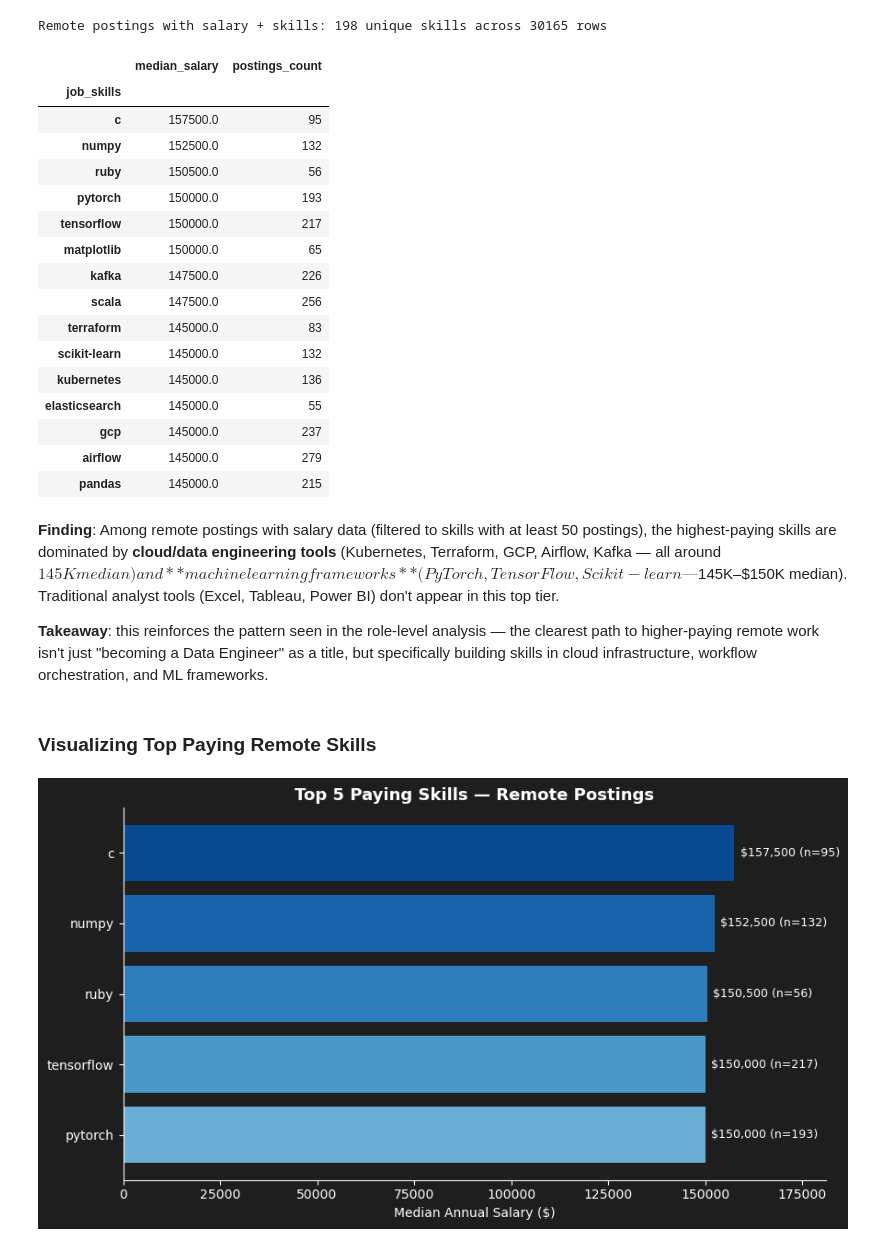
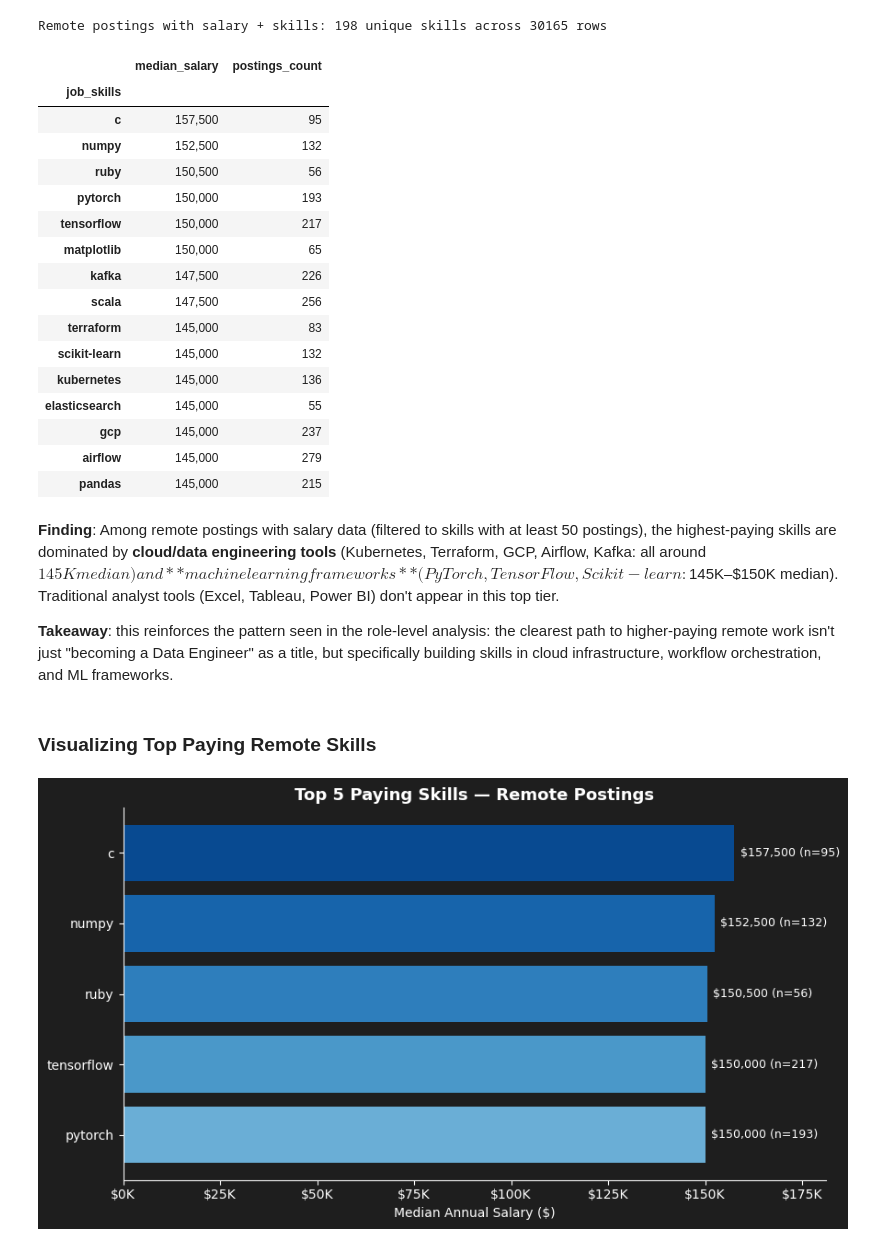
Before and after one commit to Mamadeo44/PYTHON_DATA_PROJECT, a Jupyter notebook: notebooks/3_salary_analysis.ipynb, the cells around one changed output. Drawn from its saved outputs; the diff is of its cells as text; code cells hidden in the pictures.

```diff
--- a/notebooks/3_salary_analysis.ipynb
+++ b/notebooks/3_salary_analysis.ipynb
@@ -17,6 +17,11 @@
 import pandas as pd
 import matplotlib.pyplot as plt
 import seaborn as sns
+from matplotlib.ticker import FuncFormatter
+
+pd.options.display.float_format = '{:,.0f}'.format
+def currency_formatter(x, pos):
+    return f'${x/1000:,.0f}K'
 
 # Loading salary dataset
 df_salary = pd.read_parquet('../data/clean/data_jobs_salary.parquet')
@@ -169,56 +174,57 @@ top_paying_skills
 # %% [output]
 |  | median_salary | postings_count |
 | job_skills |  |  |
-| c | 157500.0 | 95 |
-| numpy | 152500.0 | 132 |
-| ruby | 150500.0 | 56 |
-| pytorch | 150000.0 | 193 |
-| tensorflow | 150000.0 | 217 |
-| matplotlib | 150000.0 | 65 |
-| kafka | 147500.0 | 226 |
-| scala | 147500.0 | 256 |
-| terraform | 145000.0 | 83 |
-| scikit-learn | 145000.0 | 132 |
-| kubernetes | 145000.0 | 136 |
-| elasticsearch | 145000.0 | 55 |
-| gcp | 145000.0 | 237 |
-| airflow | 145000.0 | 279 |
-| pandas | 145000.0 | 215 |
+| c | 157,500 | 95 |
+| numpy | 152,500 | 132 |
+| ruby | 150,500 | 56 |
+| pytorch | 150,000 | 193 |
+| tensorflow | 150,000 | 217 |
+| matplotlib | 150,000 | 65 |
+| kafka | 147,500 | 226 |
+| scala | 147,500 | 256 |
+| terraform | 145,000 | 83 |
+| scikit-learn | 145,000 | 132 |
+| kubernetes | 145,000 | 136 |
+| elasticsearch | 145,000 | 55 |
+| gcp | 145,000 | 237 |
+| airflow | 145,000 | 279 |
+| pandas | 145,000 | 215 |
 # %% [markdown]
-**Finding**: Among remote postings with salary data (filtered to skills with at least 50 postings), the highest-paying skills are dominated by **cloud/data engineering tools** (Kubernetes, Terraform, GCP, Airflow, Kafka — all around $145K median) and **machine learning frameworks** (PyTorch, TensorFlow, Scikit-learn — $145K–$150K median). Traditional analyst tools (Excel, Tableau, Power BI) don't appear in this top tier.
+**Finding**: Among remote postings with salary data (filtered to skills with at least 50 postings), the highest-paying skills are dominated by **cloud/data engineering tools** (Kubernetes, Terraform, GCP, Airflow, Kafka: all around $145K median) and **machine learning frameworks** (PyTorch, TensorFlow, Scikit-learn: $145K–$150K median). Traditional analyst tools (Excel, Tableau, Power BI) don't appear in this top tier.
 
-**Takeaway**: this reinforces the pattern seen in the role-level analysis — the clearest path to higher-paying remote work isn't just "becoming a Data Engineer" as a title, but specifically building skills in cloud infrastructure, workflow orchestration, and ML frameworks.
+**Takeaway**: this reinforces the pattern seen in the role-level analysis: the clearest path to higher-paying remote work isn't just "becoming a Data Engineer" as a title, but specifically building skills in cloud infrastructure, workflow orchestration, and ML frameworks.
 # %% [markdown]
 ### Visualizing Top Paying Remote Skills
 # %%
 data = top_paying_skills.head(5).reset_index().sort_values('median_salary', ascending=True)
 
 fig, ax = plt.subplots(figsize=(9, 5))
 bg_color = '#1e1e1e'
 fig.patch.set_facecolor(bg_color)
 ax.set_facecolor(bg_color)
 
 colors = sns.color_palette('Blues', n_colors=len(data) + 4)[4:]
 
 ax.barh(data['job_skills'], data['median_salary'], color=colors)
 
 for i, (val, n) in enumerate(zip(data['median_salary'], data['postings_count'])):
     ax.text(val + 1500, i, f'${val:,.0f} (n={n})', va='center', color='white', fontsize=9)
 
 ax.set_title('Top 5 Paying Skills — Remote Postings', fontsize=13, weight='bold', color='white')
 ax.set_xlabel('Median Annual Salary ($)', color='white')
 ax.set_ylabel('')
 ax.tick_params(colors='white')
 ax.grid(False)
 ax.spines[['top', 'right']].set_visible(False)
 ax.spines[['left', 'bottom']].set_color('white')
 ax.set_xlim(0, data['median_salary'].max() * 1.15)
 
+ax.xaxis.set_major_formatter(FuncFormatter(currency_formatter))
 plt.tight_layout()
 plt.savefig('../images/top_paying_remote_skills.png', dpi=300, bbox_inches='tight', facecolor=bg_color)
 plt.show()
 # %% [output]
-[figure, old version]
+[figure, new version]
 # %%
 df_category = df_salary[
     (df_salary['job_work_from_home'] == True) &
```
Also changed, not shown: parts of 8 cells of this notebook, 8 other files.
